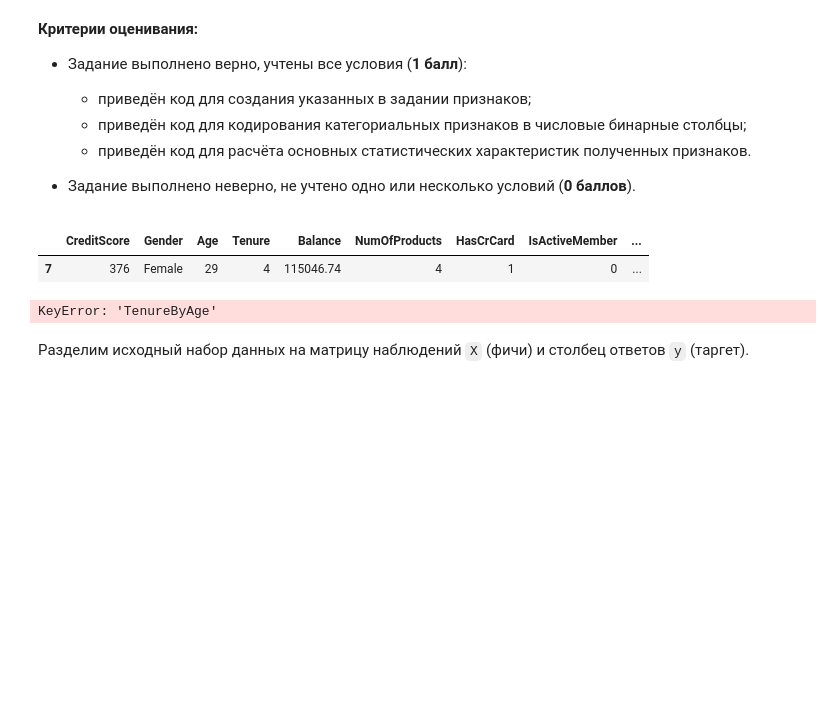
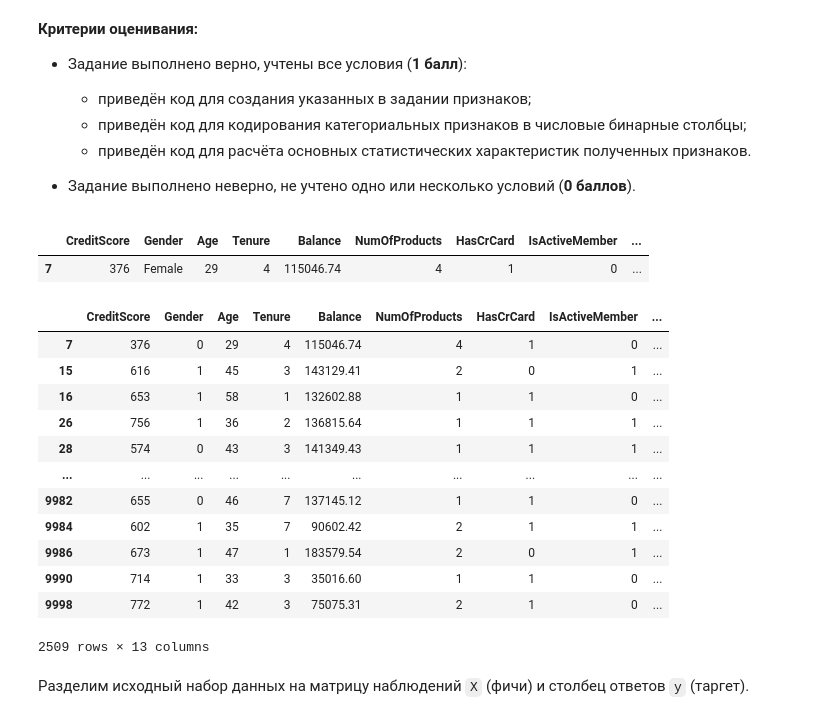
Before and after one commit to PlatArs/Bank_Analytics, a Jupyter notebook: Bank Analytics and ML model for exited clients/ML-3_Bank_ML-model.ipynb, the cells around one changed output. Drawn from its saved outputs; the diff is of its cells as text; code cells hidden in the pictures; blank space fills up the shorter version.

```diff
--- a/Bank Analytics and ML model for exited clients/ML-3_Bank_ML-model.ipynb
+++ b/Bank Analytics and ML model for exited clients/ML-3_Bank_ML-model.ipynb
@@ -150,10 +150,23 @@ churn_data.head(1)
 # %%
 churn_data['BalanceSalaryRatio'] = churn_data['Balance']/churn_data['EstimatedSalary']
 churn_data['TenureByAge'] = churn_data['Tenure']/churn_data['Age']
 churn_data['CreditScoreGivenAge'] = churn_data['CreditScore']/churn_data['Age']
-v
+churn_data['Gender'] = churn_data['Gender'].map({'Female': 0, 'Male': 1})
+churn_data
 # %% [output]
+|  | CreditScore | Gender | Age | Tenure | Balance | NumOfProducts | HasCrCard | IsActiveMember | ... |
+| 7 | 376 | 0 | 29 | 4 | 115046.74 | 4 | 1 | 0 | ... |
+| 15 | 616 | 1 | 45 | 3 | 143129.41 | 2 | 0 | 1 | ... |
+| 16 | 653 | 1 | 58 | 1 | 132602.88 | 1 | 1 | 0 | ... |
+| 26 | 756 | 1 | 36 | 2 | 136815.64 | 1 | 1 | 1 | ... |
+| 28 | 574 | 0 | 43 | 3 | 141349.43 | 1 | 1 | 1 | ... |
+| ... | ... | ... | ... | ... | ... | ... | ... | ... | ... |
+| 9982 | 655 | 0 | 46 | 7 | 137145.12 | 1 | 1 | 0 | ... |
+| 9984 | 602 | 1 | 35 | 7 | 90602.42 | 2 | 1 | 1 | ... |
+| 9986 | 673 | 1 | 47 | 1 | 183579.54 | 2 | 0 | 1 | ... |
+| 9990 | 714 | 1 | 33 | 3 | 35016.60 | 1 | 1 | 0 | ... |
+| 9998 | 772 | 1 | 42 | 3 | 75075.31 | 2 | 1 | 0 | ... |
-KeyError: 'TenureByAge'
+2509 rows × 13 columns
 # %% [markdown]
 Разделим исходный набор данных на матрицу наблюдений `X` (фичи) и столбец ответов `y` (таргет).
 # %%
```
Also changed, not shown: parts of 4 cells of this notebook.
